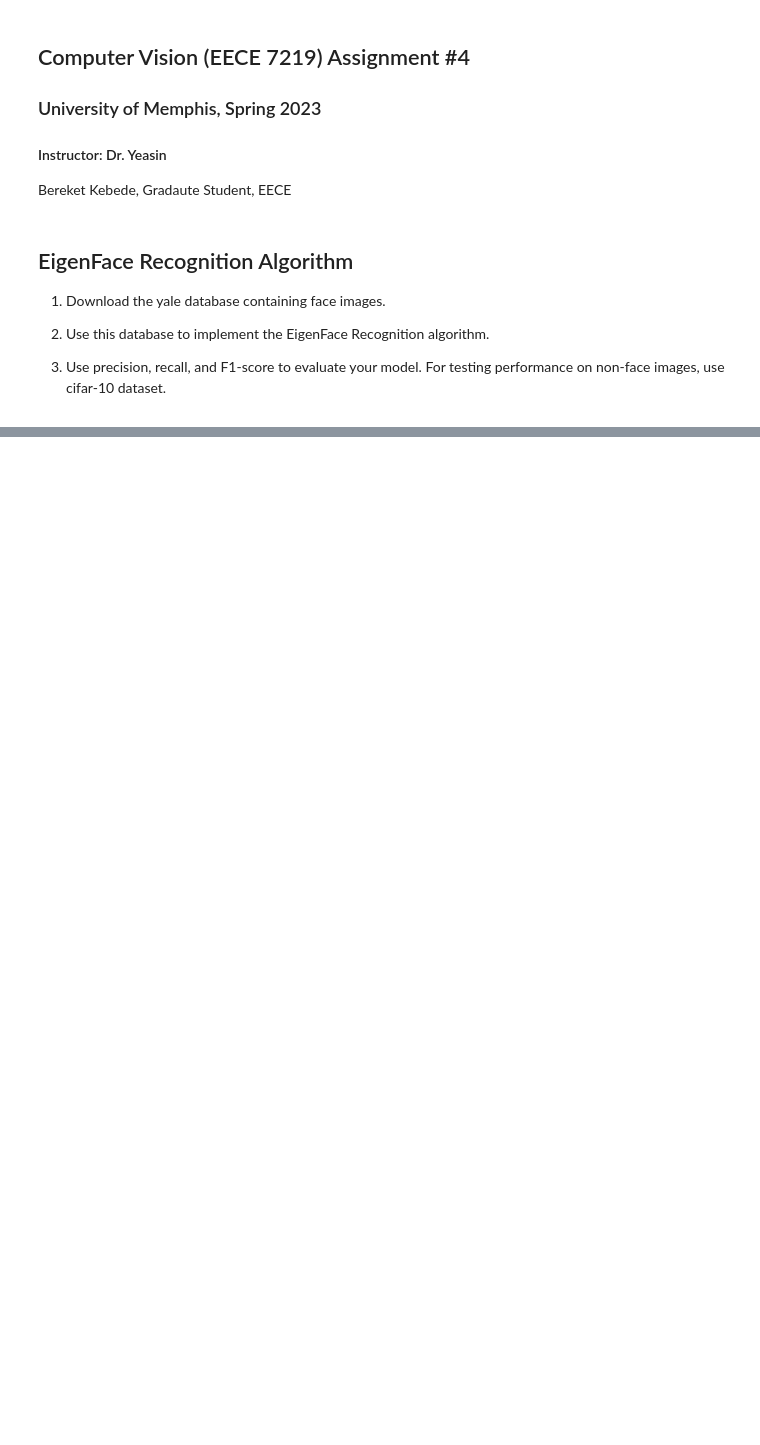
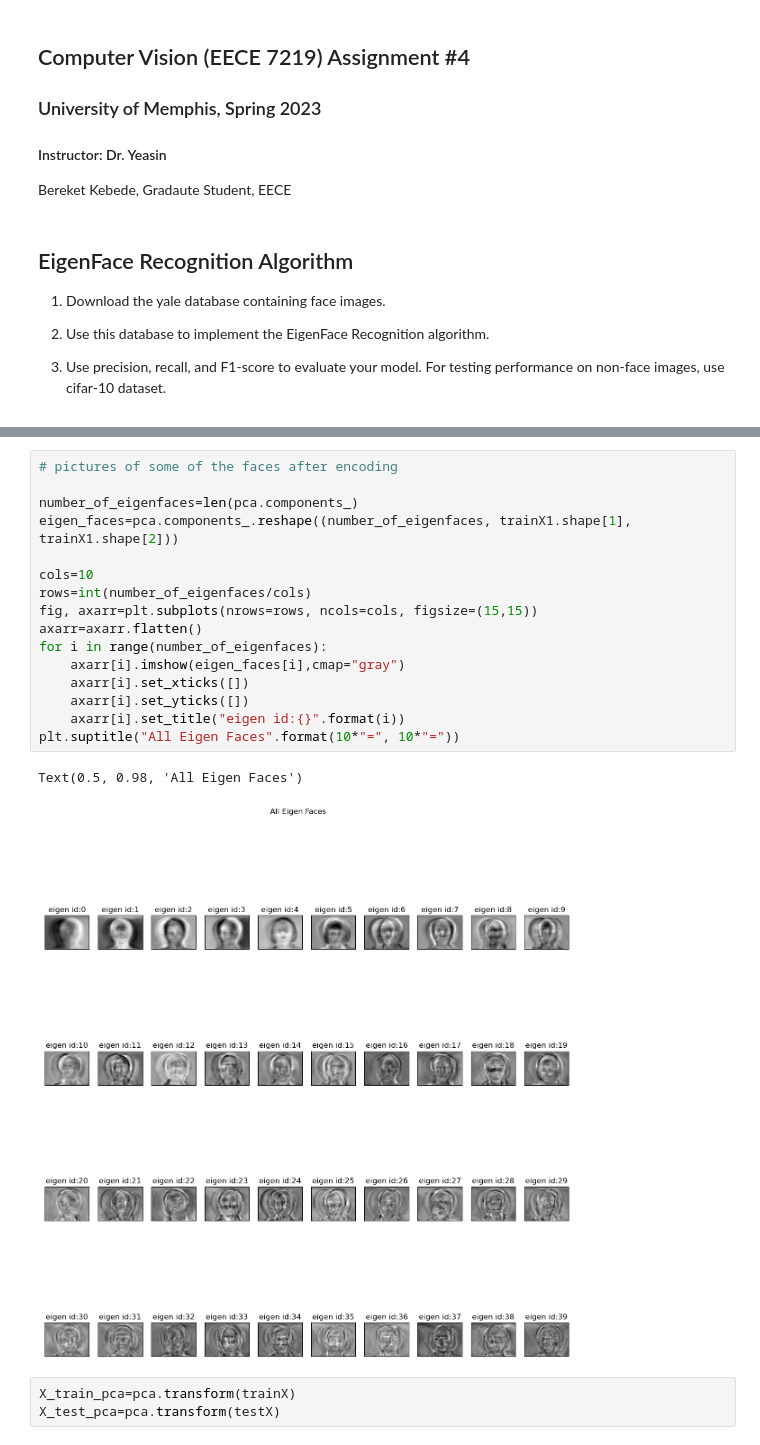
Before and after one commit to bereketeshete/Computer-Vision, a Jupyter notebook: Assignment 4 - EigenFace Recognition/EigenFace Recognition Algorithm.ipynb, the cells around one changed output, grey strips where cells are left out. Cells and saved outputs as stored; diff of their text form; blank space fills up the shorter version.

```diff
--- a/Assignment 4 - EigenFace Recognition/EigenFace Recognition Algorithm.ipynb
+++ b/Assignment 4 - EigenFace Recognition/EigenFace Recognition Algorithm.ipynb
@@ -507,0 +123,22 @@ On the other hand; the system doesn't see the 'test set', so the accuracy depend
+# %%
+# pictures of some of the faces after encoding
+
+number_of_eigenfaces=len(pca.components_)
+eigen_faces=pca.components_.reshape((number_of_eigenfaces, trainX1.shape[1], trainX1.shape[2]))
+
+cols=10
+rows=int(number_of_eigenfaces/cols)
+fig, axarr=plt.subplots(nrows=rows, ncols=cols, figsize=(15,15))
+axarr=axarr.flatten()
+for i in range(number_of_eigenfaces):
+    axarr[i].imshow(eigen_faces[i],cmap="gray")
+    axarr[i].set_xticks([])
+    axarr[i].set_yticks([])
+    axarr[i].set_title("eigen id:{}".format(i))
+plt.suptitle("All Eigen Faces".format(10*"=", 10*"="))
+# %% [output]
+Text(0.5, 0.98, 'All Eigen Faces')
+[figure, added]
+# %%
+X_train_pca=pca.transform(trainX)
+X_test_pca=pca.transform(testX)
```
Also changed, not shown: parts of 63 cells of this notebook.
